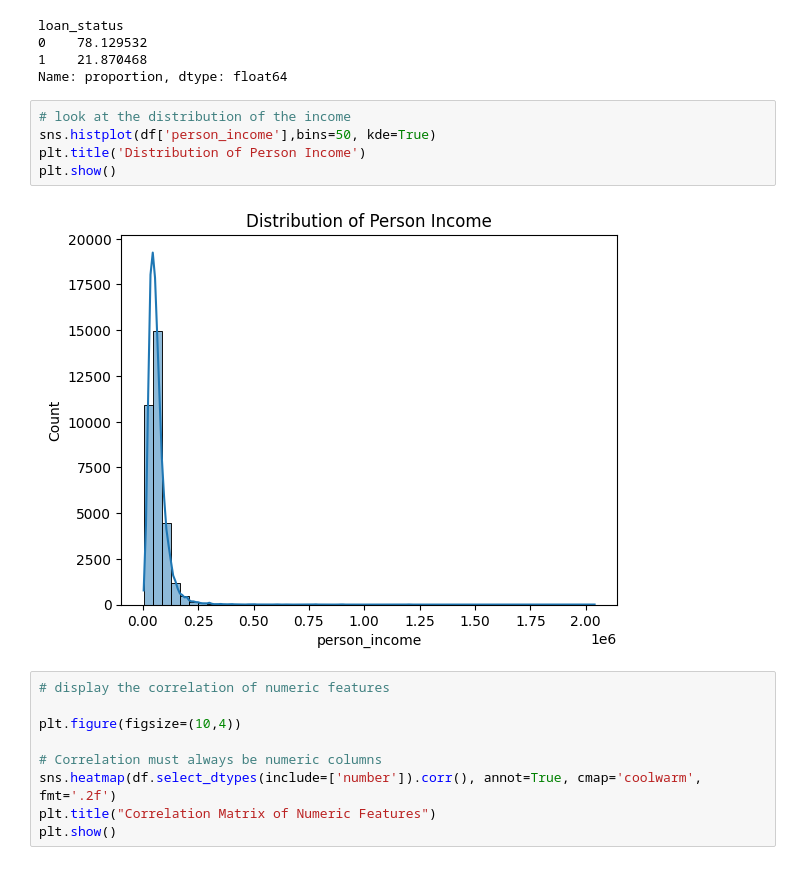
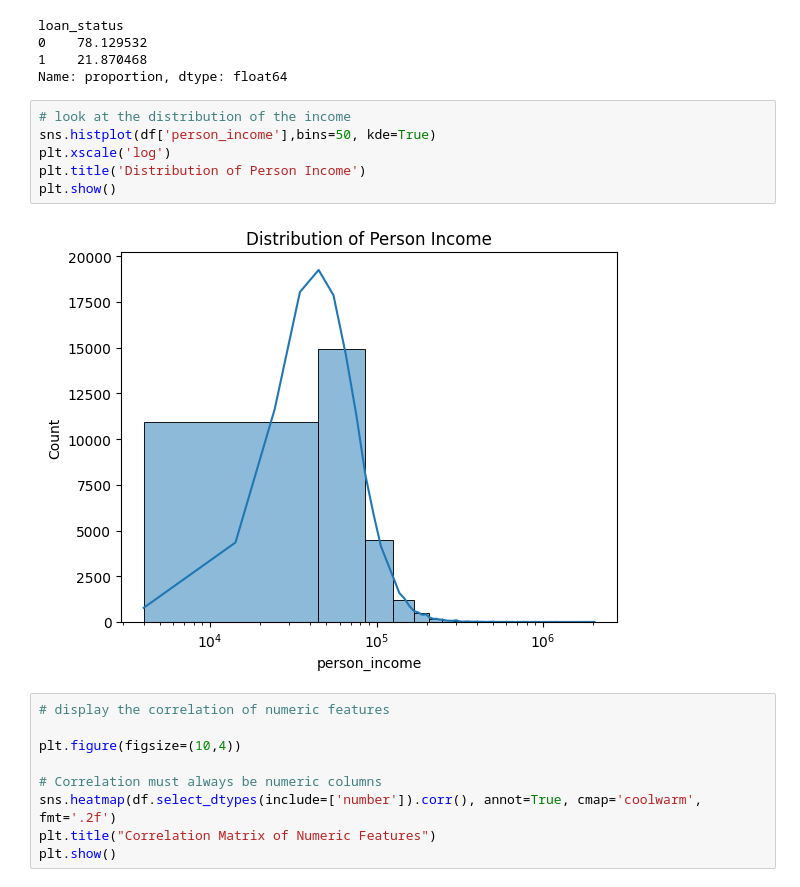
Before and after one commit to shlokzz/Credit-Risk-Prediction-Project, a Jupyter notebook: notebooks/data_cleaning_and_eda.ipynb, the cells around one changed output. Saved outputs shown, nothing was run; the diff lists cells and outputs as text.

```diff
--- a/notebooks/data_cleaning_and_eda.ipynb
+++ b/notebooks/data_cleaning_and_eda.ipynb
@@ -287,10 +287,11 @@ Name: proportion, dtype: float64
 # %%
 # look at the distribution of the income
 sns.histplot(df['person_income'],bins=50, kde=True)
+plt.xscale('log')
 plt.title('Distribution of Person Income')
 plt.show()
 # %% [output]
-[figure, old version]
+[figure, new version]
 # %%
 # display the correlation of numeric features
 
```
Also changed, not shown: parts of 1 cell of this notebook.
